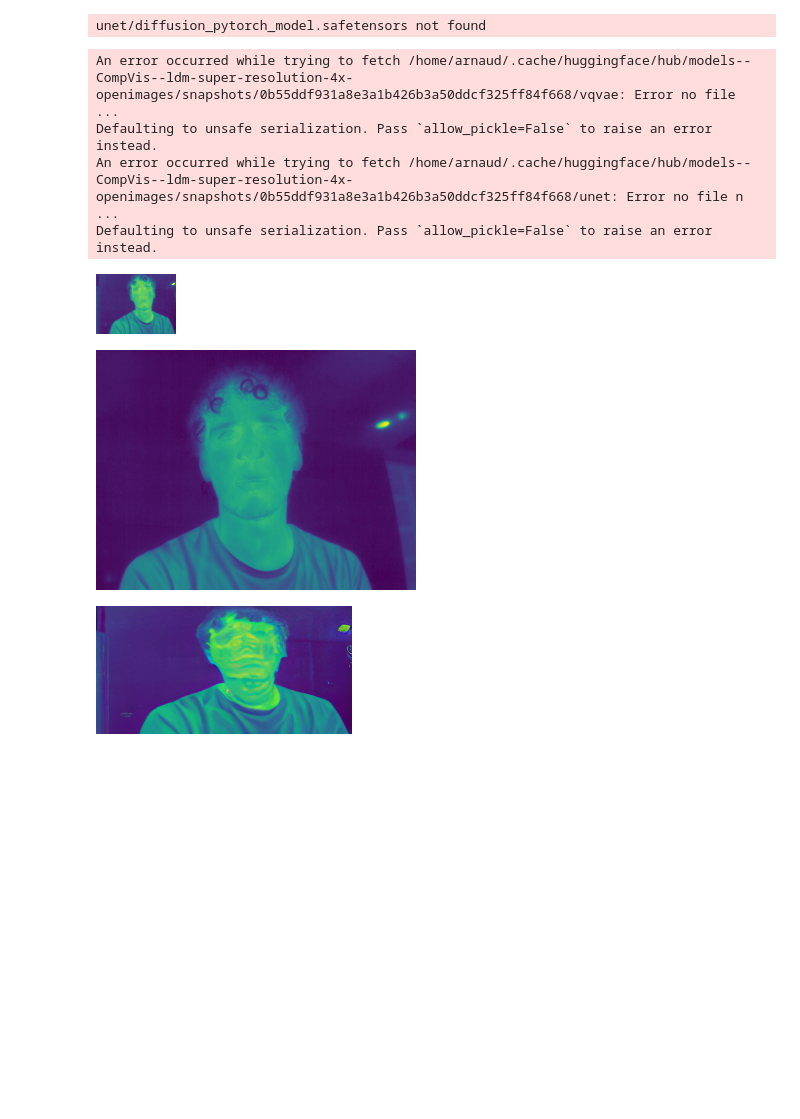
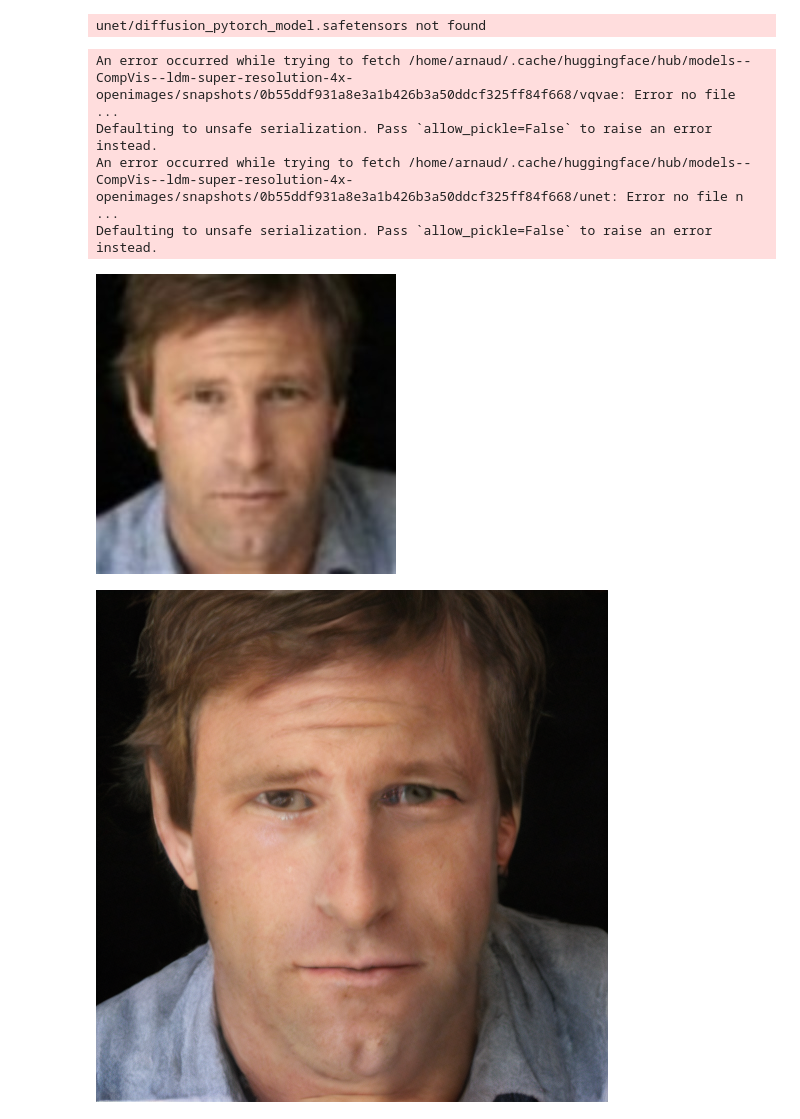
Before and after one commit to toelt-llc/hira, a Jupyter notebook: models/hf_models/ldm_sr.ipynb, the cells around one changed output. Saved outputs shown, nothing was run; the diff lists cells and outputs as text; code cells hidden in the pictures; blank space fills up the shorter version.

Commit message:
models todos, hf update

```diff
--- a/models/hf_models/ldm_sr.ipynb
+++ b/models/hf_models/ldm_sr.ipynb
@@ -12,7 +12,7 @@ model_id = "CompVis/ldm-super-resolution-4x-openimages"
 pipeline = LDMSuperResolutionPipeline.from_pretrained(model_id)
 pipeline = pipeline.to(device)
 
-low_res_img_pth = "your_lr_img.png"
+low_res_img_pth = "face_image.png"
 high_res_img_pth = "your_hr_img.png"
 
 display(lr_img:=Image.open(low_res_img_pth).convert("RGB"))
@@ -25,12 +25,34 @@ upscaled_image = pipeline(lr_img, num_inference_steps=100, eta=1).images[0]
 # save image
 display(upscaled_image)
 upscaled_image.save("ldm_generated_image.png")
-# %% [output]
-unet/diffusion_pytorch_model.safetensors not found
-An error occurred while trying to fetch /home/arnaud/.cache/huggingface/hub/models--CompVis--ldm-super-resolution-4x-openimages/snapshots/0b55ddf931a8e3a1b426b3a50ddcf325ff84f668/vqvae: Error no file  ...
-Defaulting to unsafe serialization. Pass `allow_pickle=False` to raise an error instead.
-An error occurred while trying to fetch /home/arnaud/.cache/huggingface/hub/models--CompVis--ldm-super-resolution-4x-openimages/snapshots/0b55ddf931a8e3a1b426b3a50ddcf325ff84f668/unet: Error no file n ...
-Defaulting to unsafe serialization. Pass `allow_pickle=False` to raise an error instead.
-[figure, removed]
-[figure, removed]
-[figure, removed]
+# %%
+from PIL import Image
+from io import BytesIO
+from diffusers import LDMSuperResolutionPipeline
+import torch
+
+device = "cuda" if torch.cuda.is_available() else "cpu"
+model_id = "CompVis/ldm-super-resolution-4x-openimages"
+
+# load model and scheduler
+pipeline = LDMSuperResolutionPipeline.from_pretrained(model_id)
+pipeline = pipeline.to(device)
+
+low_res_img_pth = "face_image.png"
+
+display(lr_img:=Image.open(low_res_img_pth).convert("RGB"))
+lr_img = lr_img.resize((128, 128))
+
+# run pipeline in inference (sample random noise and denoise)
+upscaled_image = pipeline(lr_img, num_inference_steps=100, eta=1).images[0]
+# save image
+# upscaled_image.save("ldm_generated_image.png")
+upscaled_image
+# %% [output]
+unet/diffusion_pytorch_model.safetensors not found
+An error occurred while trying to fetch /home/arnaud/.cache/huggingface/hub/models--CompVis--ldm-super-resolution-4x-openimages/snapshots/0b55ddf931a8e3a1b426b3a50ddcf325ff84f668/vqvae: Error no file  ...
+Defaulting to unsafe serialization. Pass `allow_pickle=False` to raise an error instead.
+An error occurred while trying to fetch /home/arnaud/.cache/huggingface/hub/models--CompVis--ldm-super-resolution-4x-openimages/snapshots/0b55ddf931a8e3a1b426b3a50ddcf325ff84f668/unet: Error no file n ...
+Defaulting to unsafe serialization. Pass `allow_pickle=False` to raise an error instead.
+[figure, added]
+[figure, added]
```
Also changed, not shown: 5 other files.
